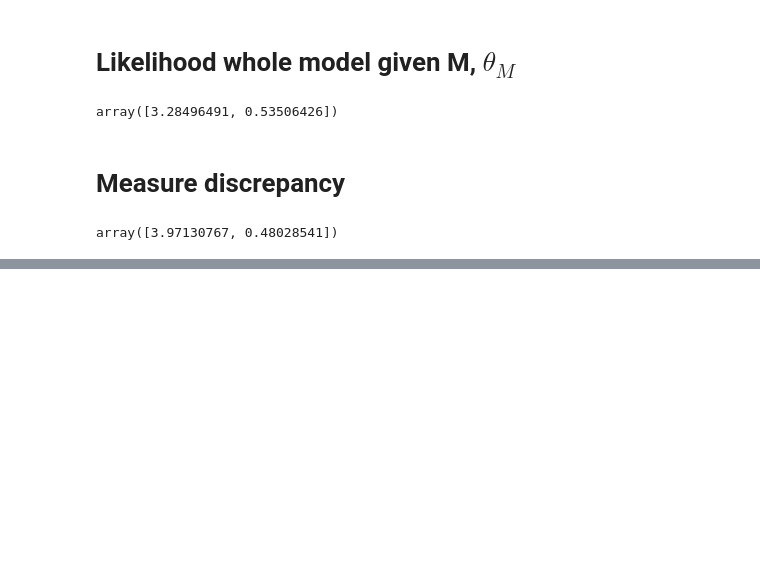
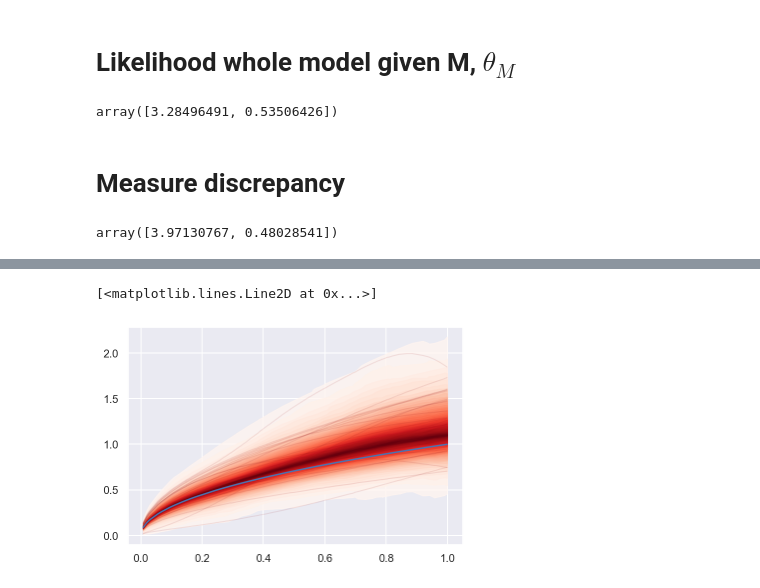
Before and after one commit to AurelienNioche/TransformedGP, a Jupyter notebook: model-discrepancy-using-numpyro.ipynb, the cells around one changed output, grey strips where cells are left out. Saved outputs shown, nothing was run; the diff lists cells and outputs as text; code cells hidden in the pictures; blank space fills up the shorter version.

```diff
--- a/model-discrepancy-using-numpyro.ipynb
+++ b/model-discrepancy-using-numpyro.ipynb
@@ -237,0 +341,40 @@ plot_gp_dist(ax, f_predict, Xtest)
+# %%
+def kernel(X, Xs, length):
+    deltaX = jnp.power((X[:, None] - Xs) / length, 2.0)
+    return jnp.exp(-0.5 * deltaX)
+# %%
+def model(X, y, p, factor=1, jitter=1e-06):
+
+    var = numpyro.sample('kernel_var', dist.LogNormal())#HalfCauchy(5))
+    length = numpyro.sample('kernel_length', dist.LogNormal()) #InverseGamma(2, 2))
+
+    with numpyro.plate("-", N):
+        eta = numpyro.sample('eta', dist.Normal(0, 1))
+
+    K = factor * var**2 * kernel(X, X, length) + jitter * jnp.eye(N)
+    L = jnp.linalg.cholesky(K)
+    f = numpyro.deterministic("f", M + L.dot(eta))
+
+    est_eu_sorted =  p * f
+    est_eu = est_eu_sorted[undo_sorted]
+    est_diff_eu = est_eu[n:] - est_eu[:n]
+
+    numpyro.sample("obs", dist.Bernoulli(logits=tau_model*est_diff_eu), obs=y)
+# %%
+# Set random seed for reproducibility.
+rng_key = random.PRNGKey(123)
+
+nuts = MCMC(NUTS(model, target_accept_prob=0.9, max_tree_depth=10,
+                 init_strategy=init_to_uniform(radius=1)),  # Default = 2
+            num_samples=1000, num_warmup=1000)
+nuts.run(rng_key, X=X, y=y, p=P, factor=FAC)
+# %%
+f_samples = nuts.get_samples()["f"]
+# %%
+fig, ax = plt.subplots()
+plot_gp_dist(ax, f_samples, x_sorted)
+ax.plot(x_sorted, u_model(x_sorted, theta_model))
+# ax.plot(x_sorted, u_model(x_sorted, 0.68883595))
+# %% [output]
+[<matplotlib.lines.Line2D at 0x...>]
+[figure, added]
```
Also changed, not shown: parts of 41 cells of this notebook, 2 other files.
